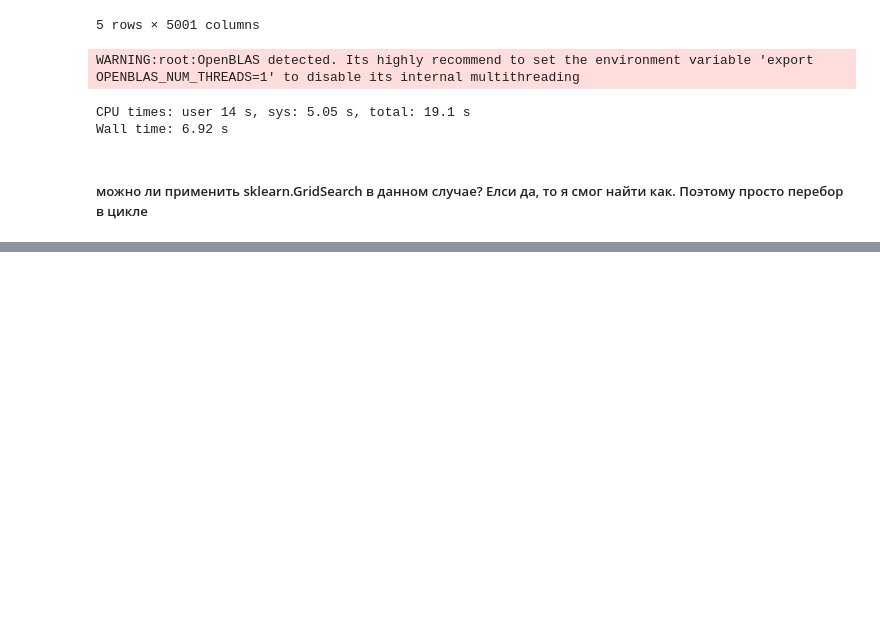
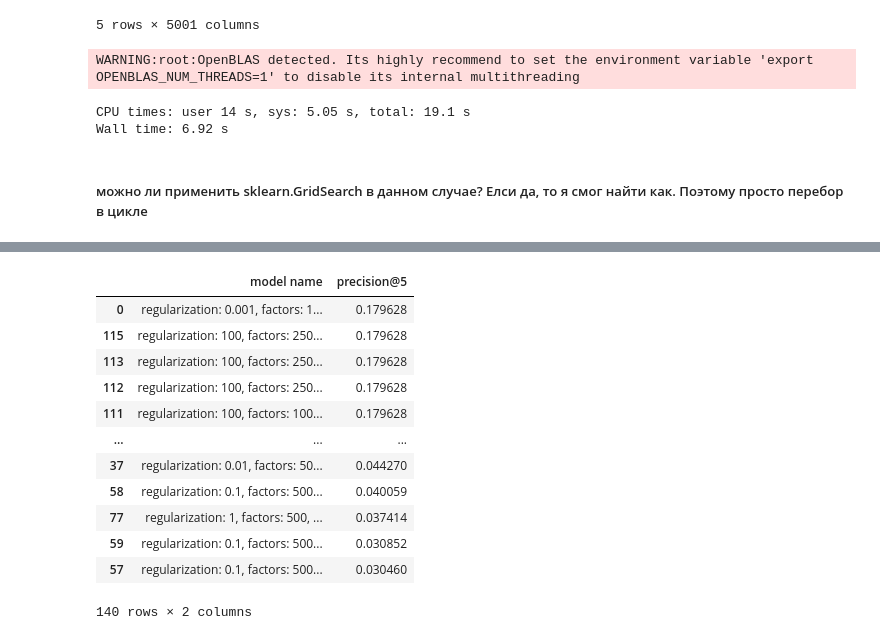
Before and after one commit to alexbabkin/gb-recommendation-systems, a Jupyter notebook: lesson-3/HW3.ipynb, the cells around one changed output, grey strips where cells are left out. Saved outputs shown, nothing was run; the diff lists cells and outputs as text; code cells hidden in the pictures; blank space fills up the shorter version.

```diff
--- a/lesson-3/HW3.ipynb
+++ b/lesson-3/HW3.ipynb
@@ -191,0 +230,18 @@ Wall time: 26min 44s
+# %%
+sorted_table = res_table.sort_values(f'precision@{k}', ascending=False)
+# %%
+sorted_table
+# %% [output]
+|  | model name | precision@5 |
+| 0 | regularization: 0.001, factors: 1... | 0.179628 |
+| 115 | regularization: 100, factors: 250... | 0.179628 |
+| 113 | regularization: 100, factors: 250... | 0.179628 |
+| 112 | regularization: 100, factors: 250... | 0.179628 |
+| 111 | regularization: 100, factors: 100... | 0.179628 |
+| ... | ... | ... |
+| 37 | regularization: 0.01, factors: 50... | 0.044270 |
+| 58 | regularization: 0.1, factors: 500... | 0.040059 |
+| 77 | regularization: 1, factors: 500, ... | 0.037414 |
+| 59 | regularization: 0.1, factors: 500... | 0.030852 |
+| 57 | regularization: 0.1, factors: 500... | 0.030460 |
+140 rows × 2 columns
```
Also changed, not shown: parts of 8 cells of this notebook.
